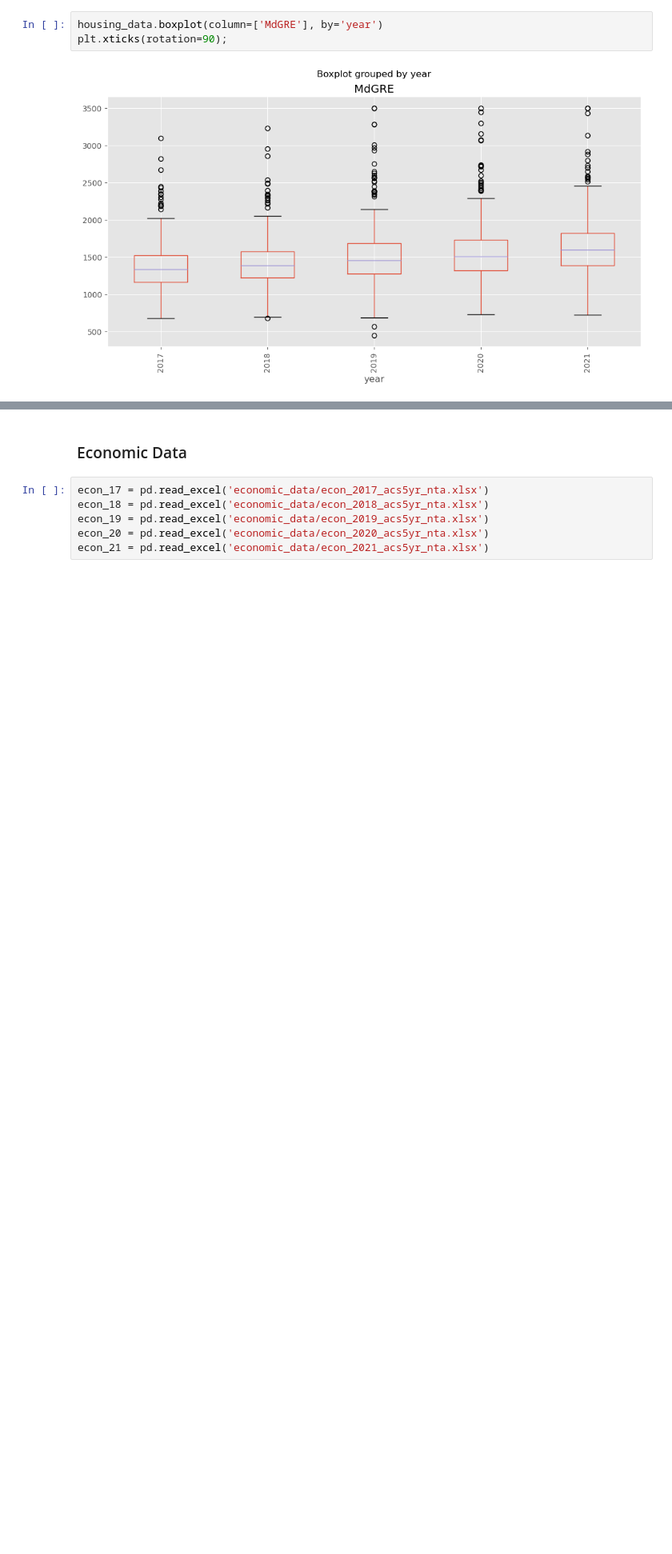
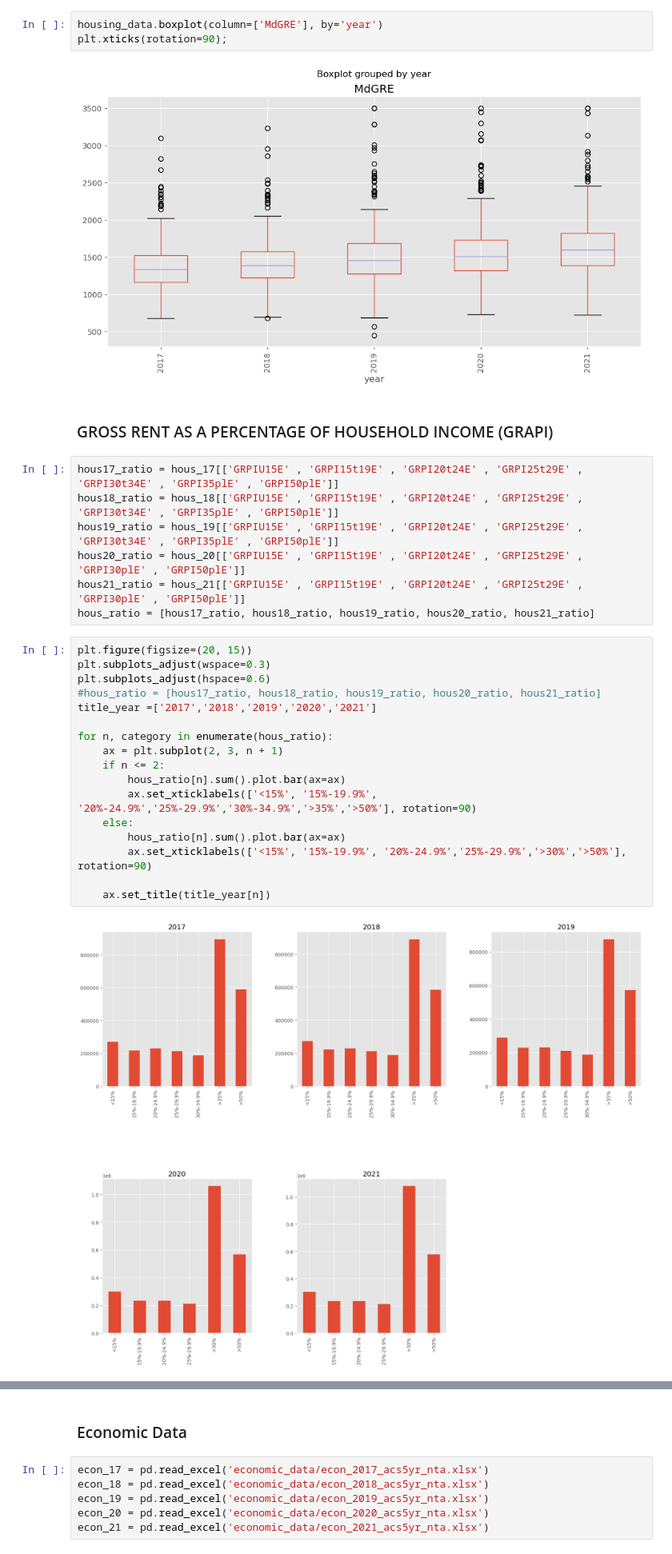
Before and after one commit to FranziskaMarie/Evictions-NYC, a Jupyter notebook: social_test.ipynb, the cells around one changed output, grey strips where cells are left out. Shown at 80% size. Cells and saved outputs as stored; diff of their text form; blank space fills up the shorter version.

```diff
--- a/social_test.ipynb
+++ b/social_test.ipynb
@@ -203,3 +187,31 @@ housing_data.boxplot(column=['MdGRE'], by='year')
 plt.xticks(rotation=90);
 # %% [output]
 [figure]
+# %% [markdown]
+### GROSS RENT AS A PERCENTAGE OF HOUSEHOLD INCOME (GRAPI)
+# %%
+hous17_ratio = hous_17[['GRPIU15E' , 'GRPI15t19E' , 'GRPI20t24E' , 'GRPI25t29E' , 'GRPI30t34E' , 'GRPI35plE' , 'GRPI50plE']]
+hous18_ratio = hous_18[['GRPIU15E' , 'GRPI15t19E' , 'GRPI20t24E' , 'GRPI25t29E' , 'GRPI30t34E' , 'GRPI35plE' , 'GRPI50plE']]
+hous19_ratio = hous_19[['GRPIU15E' , 'GRPI15t19E' , 'GRPI20t24E' , 'GRPI25t29E' , 'GRPI30t34E' , 'GRPI35plE' , 'GRPI50plE']]
+hous20_ratio = hous_20[['GRPIU15E' , 'GRPI15t19E' , 'GRPI20t24E' , 'GRPI25t29E' , 'GRPI30plE' , 'GRPI50plE']]
+hous21_ratio = hous_21[['GRPIU15E' , 'GRPI15t19E' , 'GRPI20t24E' , 'GRPI25t29E' , 'GRPI30plE' , 'GRPI50plE']]
+hous_ratio = [hous17_ratio, hous18_ratio, hous19_ratio, hous20_ratio, hous21_ratio]
+# %%
+plt.figure(figsize=(20, 15))
+plt.subplots_adjust(wspace=0.3)
+plt.subplots_adjust(hspace=0.6)
+#hous_ratio = [hous17_ratio, hous18_ratio, hous19_ratio, hous20_ratio, hous21_ratio]
+title_year =['2017','2018','2019','2020','2021']
+
+for n, category in enumerate(hous_ratio):
+    ax = plt.subplot(2, 3, n + 1)
+    if n <= 2:
+        hous_ratio[n].sum().plot.bar(ax=ax)
+        ax.set_xticklabels(['<15%', '15%-19.9%', '20%-24.9%','25%-29.9%','30%-34.9%','>35%','>50%'], rotation=90)
+    else:
+        hous_ratio[n].sum().plot.bar(ax=ax)
+        ax.set_xticklabels(['<15%', '15%-19.9%', '20%-24.9%','25%-29.9%','>30%','>50%'], rotation=90)
+
+    ax.set_title(title_year[n])
+# %% [output]
+[figure, added]
```
Also changed, not shown: parts of 21 cells of this notebook.
